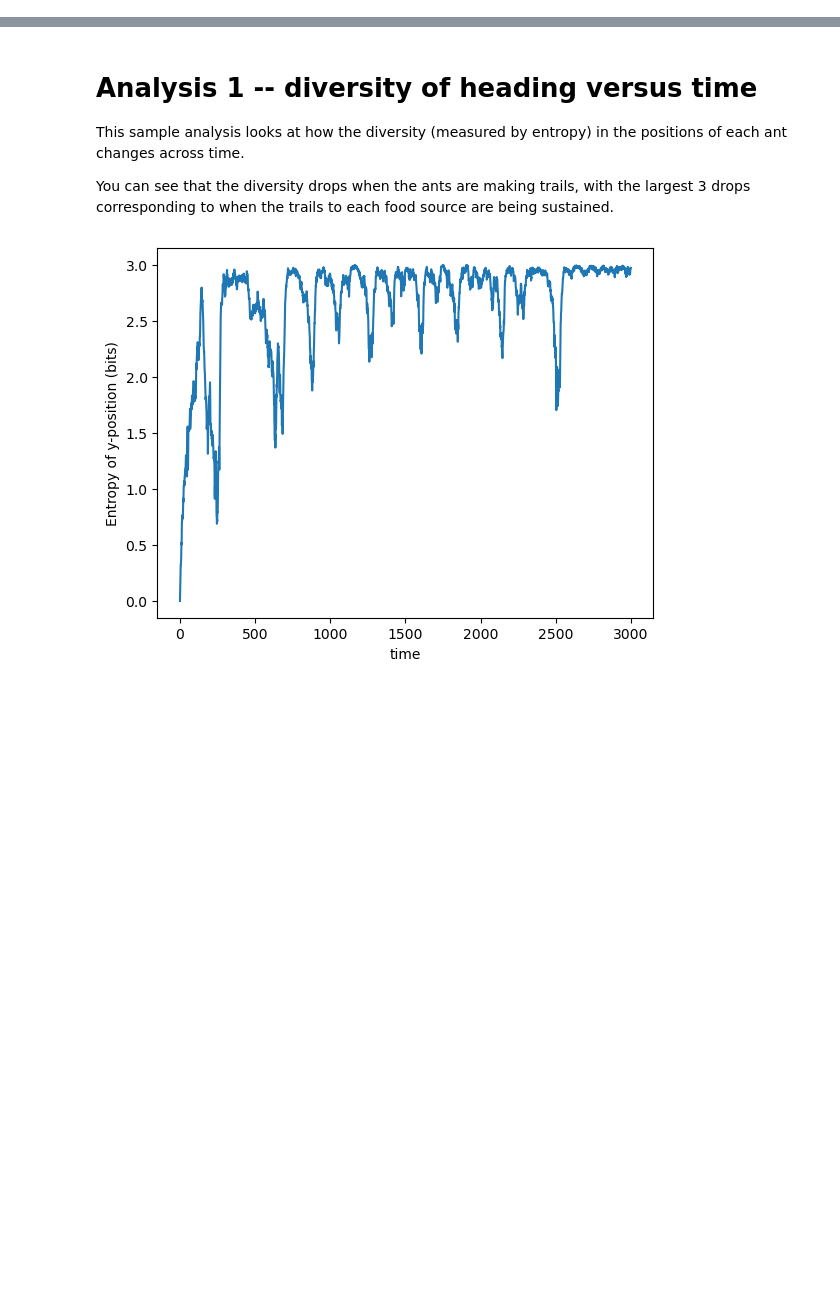
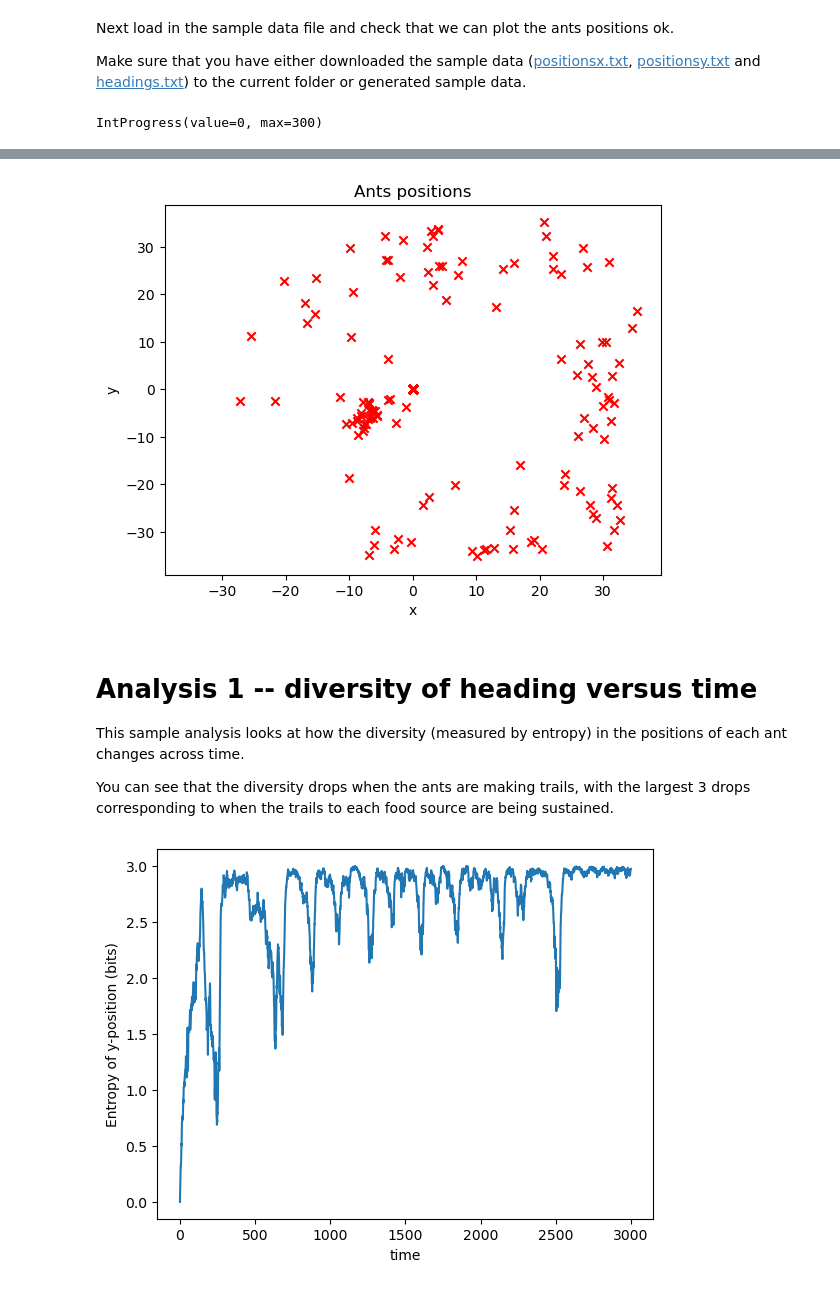
Before and after one commit to jlizier/jidt, a Jupyter notebook: course/Module08-InfoTheoryAndSelfOrganisation/Ants/AntsAnalyses_Sample.ipynb, the cells around one changed output, grey strips where cells are left out. Cells and saved outputs as stored; diff of their text form; code cells hidden in the pictures; blank space fills up the shorter version.

Commit message:
Cleaning up the Ants sample analysis and adding a template

```diff
--- a/course/Module08-InfoTheoryAndSelfOrganisation/Ants/AntsSampleAnalyses.ipynb
+++ b/course/Module08-InfoTheoryAndSelfOrganisation/Ants/AntsAnalyses_Sample.ipynb
@@ -14,2 +21,47 @@ if (not isJVMStarted()):
     # Start the JVM (add the "-Xmx" option with say 1024M if you get crashes due to not enough memory space)
     startJVM(getDefaultJVMPath(), "-ea", "-Djava.class.path=" + jarLocation, convertStrings=True)
+# %% [markdown]
+Next load in the sample data file and check that we can plot the ants positions ok.
+
+Make sure that you have either downloaded the sample data ([positionsx.txt](https://github.com/jlizier/jidt-cc-extras/raw/main/course/Module08-InfoTheoryAndSelfOrganisation/Ants/positionsx.txt), [positionsy.txt](https://github.com/jlizier/jidt-cc-extras/raw/main/course/Module08-InfoTheoryAndSelfOrganisation/Ants/positionsy.txt) and [headings.txt](https://raw.githubusercontent.com/jlizier/jidt-cc-extras/main/course/Module08-InfoTheoryAndSelfOrganisation/Ants/headings.txt)) to the current folder or generated sample data.
+# %%
+# 0. Load/prepare the data:
+positionsx = readFloatsFile.readFloatsFile("./positionsx.txt")
+positionsy = readFloatsFile.readFloatsFile("./positionsy.txt")
+headings = readFloatsFile.readFloatsFile("./headings.txt")
+# As numpy arrays:
+positionsx = numpy.array(positionsx)
+positionsy = numpy.array(positionsy)
+headings = numpy.array(headings)
+
+# Plot a sample of the ants moving:
+import matplotlib.pyplot as plt
+import matplotlib.animation as animation
+from ipywidgets import IntProgress
+from IPython.display import display
+fig, ax = plt.subplots()
+plots = []
+timeStepsForPlot = min(positionsx.shape[0], 300)
+f = IntProgress(min=0, max=timeStepsForPlot) # instantiate the progress bar
+display(f) # display progress bar
+for t in range(timeStepsForPlot):
+    im = ax.scatter(positionsx[t,:], positionsy[t,:], marker='x', color='r', animated=True)
+    if (t == 0):
+         ax.scatter(positionsx[t,:], positionsy[t,:], marker='x', color='r')  # show an initial one first
+    # If you want to keep the plots to make a video:
+    plots.append([im])
+    # To save a png of each plot as you go, uncomment the following:
+    # plt.savefig('image-%03d.png' % t);
+    f.value += 1 # update progress bar
+plt.title('Ants positions');
+plt.xlabel('x');
+plt.ylabel('y');
+# And put the animations into a short video:
+ani = animation.ArtistAnimation(fig, plots, interval=100, blit=True,
+                                repeat_delay=1000)
+videoFilename = 'Ants-sample-video.mp4';
+ani.save(videoFilename)
+from IPython.display import Video
+Video(videoFilename)
+# %% [output]
+IntProgress(value=0, max=300)
@@ -16,3 +69,4 @@ if (not isJVMStarted()):
+[figure, added]
 # %% [markdown]
 # Analysis 1 -- diversity of heading versus time
 
```
Also changed, not shown: parts of 5 cells of this notebook, 1 other file.
